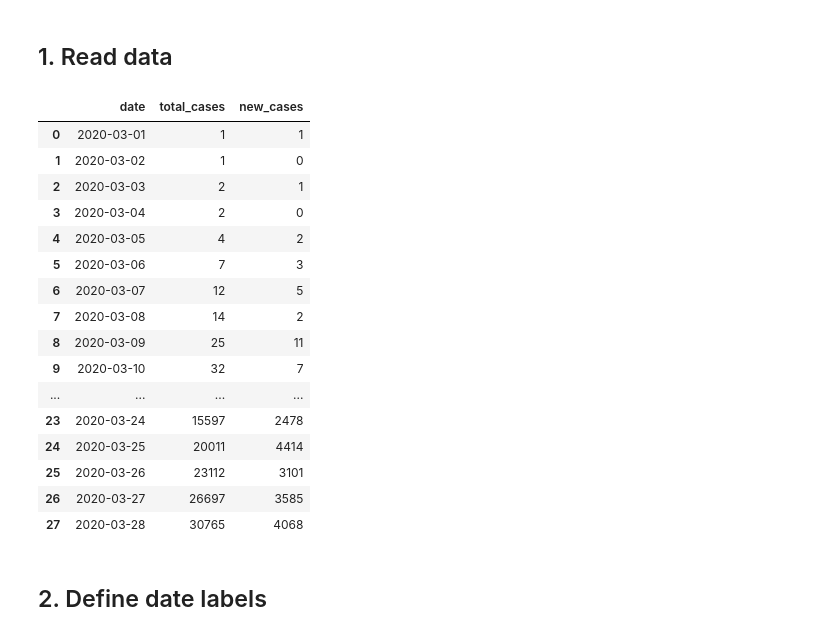
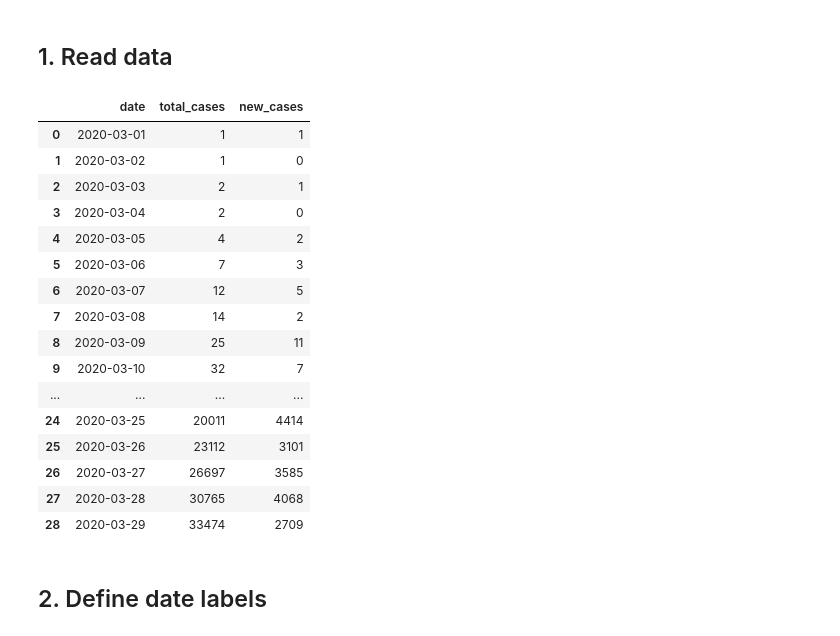
Before and after one commit to carlos-afonso/COVID-19, a Jupyter notebook: notebooks/nyc-covid-19-cases-over-time.ipynb, the cells around one changed output. Saved outputs shown, nothing was run; the diff lists cells and outputs as text; code cells hidden in the pictures.

```diff
--- a/notebooks/nyc-covid-19-cases-over-time.ipynb
+++ b/notebooks/nyc-covid-19-cases-over-time.ipynb
@@ -12,31 +12,31 @@ import pandas as pd
 # %% [markdown]
 ## 1. Read data
 # %%
-update_str = 'as reported by NYC Health on March 28, 2020, 4:00 pm'
-source_str = 'Data: nyc.gov/coronavirus - Plot: carlos-afonso.github.io/COVID-19'
+update_str = 'as of March 29, 2020, 4:15 pm'
+source_str = 'Sources: Data: nyc.gov/coronavirus - Plot: carlos-afonso.github.io/COVID-19'
 
 data_file = '../data/nyc-health-daily-updates/cases/nyc-covid-19-cases-over-time.csv'
 
 df = pd.read_csv(data_file)
 df
 # %% [output]
 |  | date | total_cases | new_cases |
 | 0 | 2020-03-01 | 1 | 1 |
 | 1 | 2020-03-02 | 1 | 0 |
 | 2 | 2020-03-03 | 2 | 1 |
 | 3 | 2020-03-04 | 2 | 0 |
 | 4 | 2020-03-05 | 4 | 2 |
 | 5 | 2020-03-06 | 7 | 3 |
 | 6 | 2020-03-07 | 12 | 5 |
 | 7 | 2020-03-08 | 14 | 2 |
 | 8 | 2020-03-09 | 25 | 11 |
 | 9 | 2020-03-10 | 32 | 7 |
 | ... | ... | ... | ... |
-| 23 | 2020-03-24 | 15597 | 2478 |
 | 24 | 2020-03-25 | 20011 | 4414 |
 | 25 | 2020-03-26 | 23112 | 3101 |
 | 26 | 2020-03-27 | 26697 | 3585 |
 | 27 | 2020-03-28 | 30765 | 4068 |
+| 28 | 2020-03-29 | 33474 | 2709 |
 # %% [markdown]
 ## 2. Define date labels
 # %%
```
Also changed, not shown: parts of 3 cells of this notebook, 13 other files.
